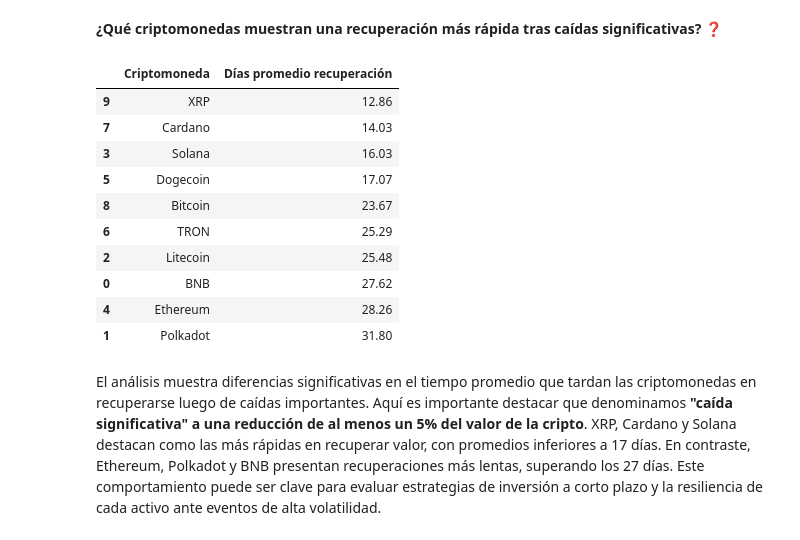
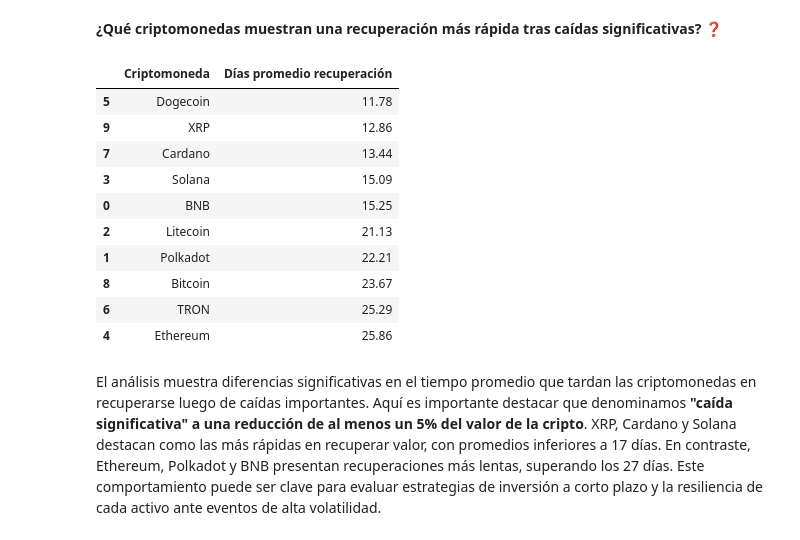
Before and after one commit to TraversaOlazabal/Data-Science-2---ML, a Jupyter notebook: CriptoAnalytics_AlejandroTraversaOlazabal.ipynb, the cells around one changed output. Drawn from its saved outputs; the diff is of its cells as text; code cells hidden in the pictures.

```diff
--- a/CriptoAnalytics_AlejandroTraversaOlazabal.ipynb
+++ b/CriptoAnalytics_AlejandroTraversaOlazabal.ipynb
@@ -1367,8 +1365,5 @@ ValueError: Could not interpret value `daily_return` for `y`. An entry with this
-# %%
-df_merged["daily_return"] = df_merged.groupby("name")["closing_price"].pct_change()
 # %%
-# Desviación estándar de los retornos diarios
-df_volatilidad = df_merged.groupby("name")["daily_return"].std().reset_index()
+df_volatilidad = df_merged.groupby("name")["daily_pct_change"].std().reset_index()
 df_volatilidad.columns = ["Criptomoneda", "Volatilidad"]
 df_volatilidad = df_volatilidad.sort_values("Volatilidad", ascending=False)
 # %%
@@ -1463,46 +1459,46 @@ criptos = df_merged['name'].unique()
 for cripto in criptos:
     df_c = df_merged[df_merged['name'] == cripto].sort_values('date').reset_index(drop=True)
     precios = df_c['closing_price']
-    retornos = df_c['daily_return']
+    retornos = df_c['daily_pct_change']
 
     # Encontrar índices con caídas significativas
     caidas_idx = retornos[retornos <= umbral_caida].index
 
     recuperaciones = []
     for idx in caidas_idx:
         precio_previo = precios[idx - 1] if idx > 0 else precios[idx]
         # Buscar el primer día después de la caída donde el precio >= precio_previo
         recuperacion_idx = None
         for i in range(idx + 1, len(precios)):
             if precios[i] >= precio_previo:
                 recuperacion_idx = i
                 break
         if recuperacion_idx is not None:
             dias_recuperacion = recuperacion_idx - idx
             recuperaciones.append(dias_recuperacion)
 
     if recuperaciones:
         promedio_recuperacion = np.mean(recuperaciones)
     else:
         promedio_recuperacion = np.nan  # No hubo recuperaciones
 
     resultados.append({'Criptomoneda': cripto, 'Días promedio recuperación': promedio_recuperacion})
 
 df_recuperacion = pd.DataFrame(resultados).sort_values('Días promedio recuperación')
 
 df_recuperacion
 # %% [output]
 |  | Criptomoneda | Días promedio recuperación |
+| 5 | Dogecoin | 11.78 |
 | 9 | XRP | 12.86 |
-| 7 | Cardano | 14.03 |
-| 3 | Solana | 16.03 |
-| 5 | Dogecoin | 17.07 |
+| 7 | Cardano | 13.44 |
+| 3 | Solana | 15.09 |
+| 0 | BNB | 15.25 |
+| 2 | Litecoin | 21.13 |
+| 1 | Polkadot | 22.21 |
 | 8 | Bitcoin | 23.67 |
 | 6 | TRON | 25.29 |
-| 2 | Litecoin | 25.48 |
-| 0 | BNB | 27.62 |
-| 4 | Ethereum | 28.26 |
-| 1 | Polkadot | 31.80 |
+| 4 | Ethereum | 25.86 |
 # %% [markdown]
 El análisis muestra diferencias significativas en el tiempo promedio que tardan las criptomonedas en recuperarse luego de caídas importantes. Aquí es importante destacar que denominamos **"caída significativa" a una reducción de al menos un 5% del valor de la cripto**.
 XRP, Cardano y Solana destacan como las más rápidas en recuperar valor, con promedios inferiores a 17 días. En contraste, Ethereum, Polkadot y BNB presentan recuperaciones más lentas, superando los 27 días.
```
Also changed, not shown: parts of 17 cells of this notebook.
